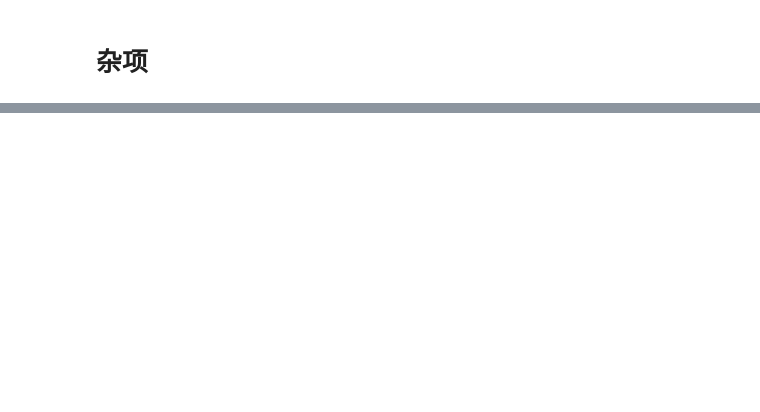
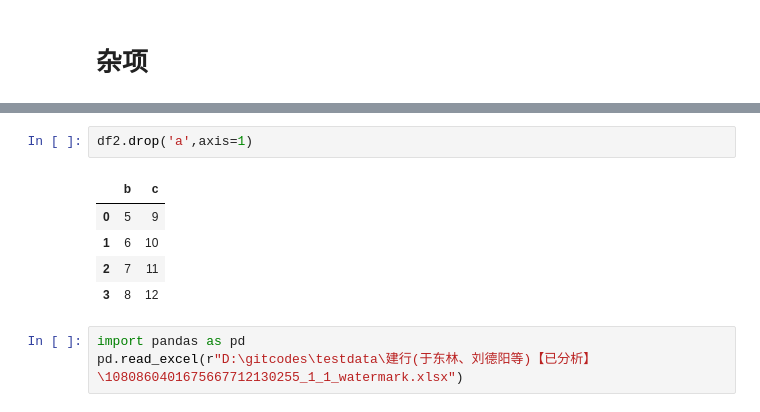
Before and after one commit to innerseacn/pynbCaseData, a Jupyter notebook: 数据清洗.ipynb, the cells around one changed output, grey strips where cells are left out. Saved outputs shown, nothing was run; the diff lists cells and outputs as text; blank space fills up the shorter version.

```diff
--- a/数据清洗.ipynb
+++ b/数据清洗.ipynb
@@ -174,0 +194,11 @@ Timestamp('2023-01-01 00:00:00')
+# %%
+df2.drop('a',axis=1)
+# %% [output]
+|  | b | c |
+| 0 | 5 | 9 |
+| 1 | 6 | 10 |
+| 2 | 7 | 11 |
+| 3 | 8 | 12 |
+# %%
+import pandas as pd
+pd.read_excel(r"D:\gitcodes\testdata\建行(于东林、刘德阳等)【已分析】\1080860401675667712130255_1_1_watermark.xlsx")
```
Also changed, not shown: parts of 28 cells of this notebook, 13 other files.
